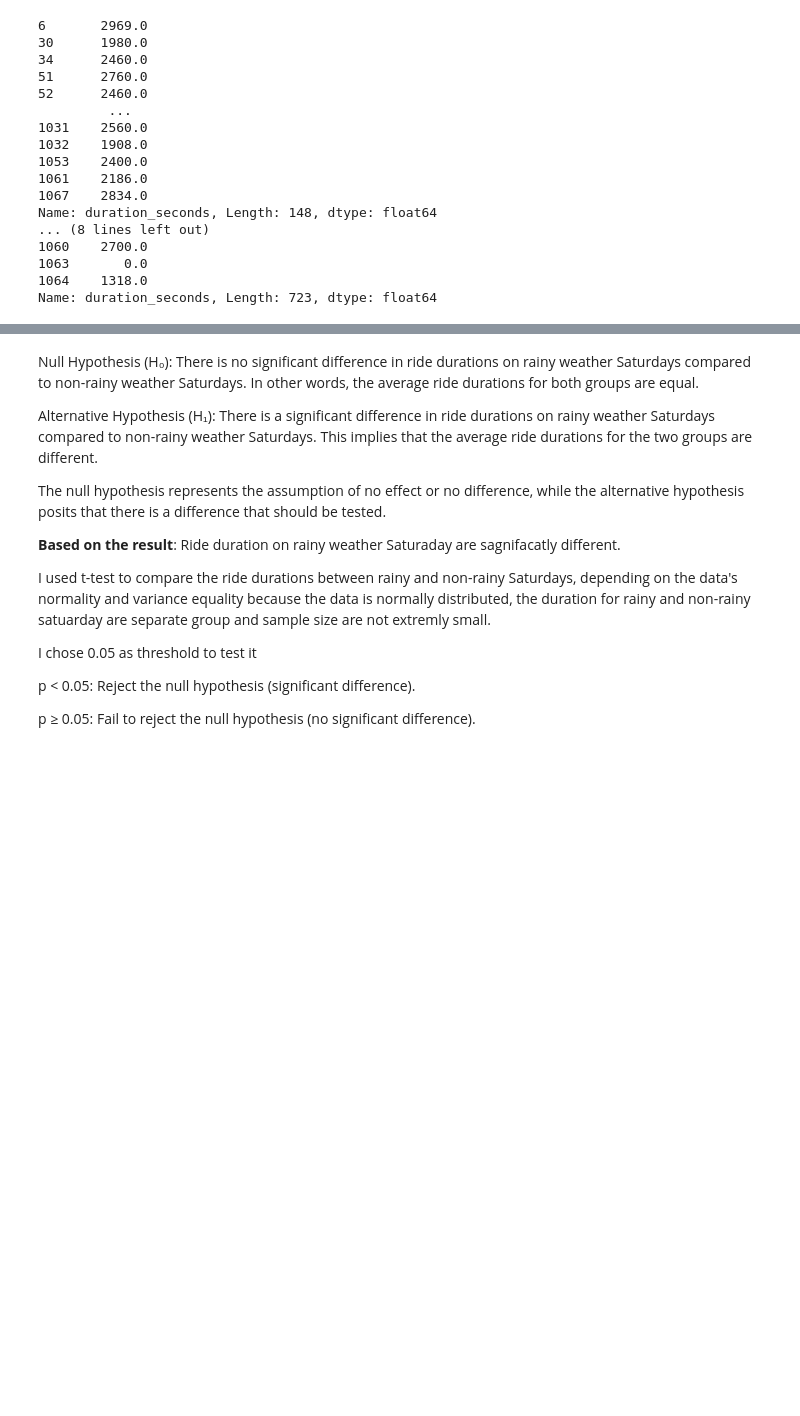
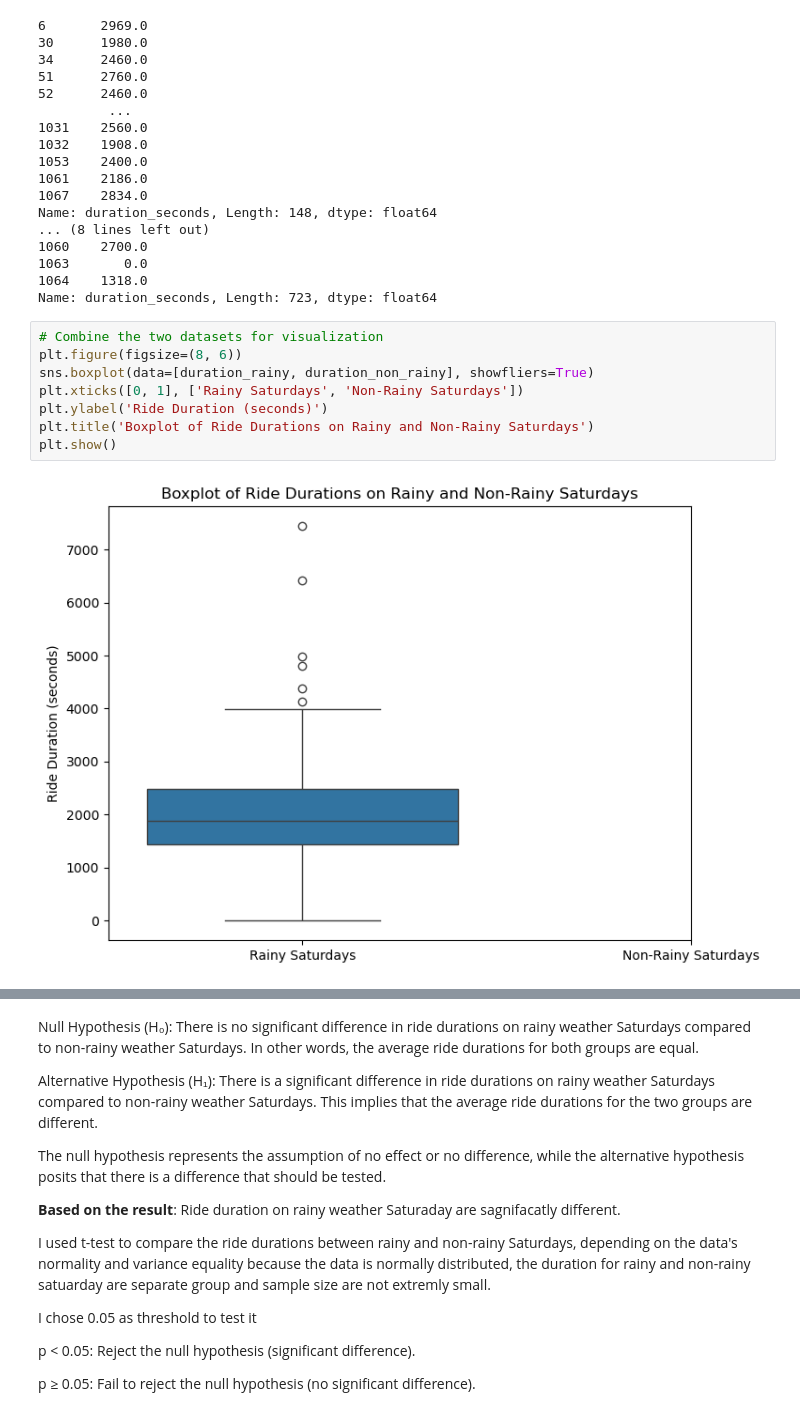
Before and after one commit to hamedtb593/sprint6-sql, a Jupyter notebook: zuber.ipynb, the cells around one changed output, grey strips where cells are left out. Drawn from its saved outputs; the diff is of its cells as text; blank space fills up the shorter version.

```diff
--- a/zuber.ipynb
+++ b/zuber.ipynb
@@ -331,3 +349,13 @@ Name: duration_seconds, Length: 148, dtype: float64
 1063       0.0
 1064    1318.0
 Name: duration_seconds, Length: 723, dtype: float64
+# %%
+# Combine the two datasets for visualization
+plt.figure(figsize=(8, 6))
+sns.boxplot(data=[duration_rainy, duration_non_rainy], showfliers=True)
+plt.xticks([0, 1], ['Rainy Saturdays', 'Non-Rainy Saturdays'])
+plt.ylabel('Ride Duration (seconds)')
+plt.title('Boxplot of Ride Durations on Rainy and Non-Rainy Saturdays')
+plt.show()
+# %% [output]
+[figure, added]
```
Also changed, not shown: parts of 8 cells of this notebook.
